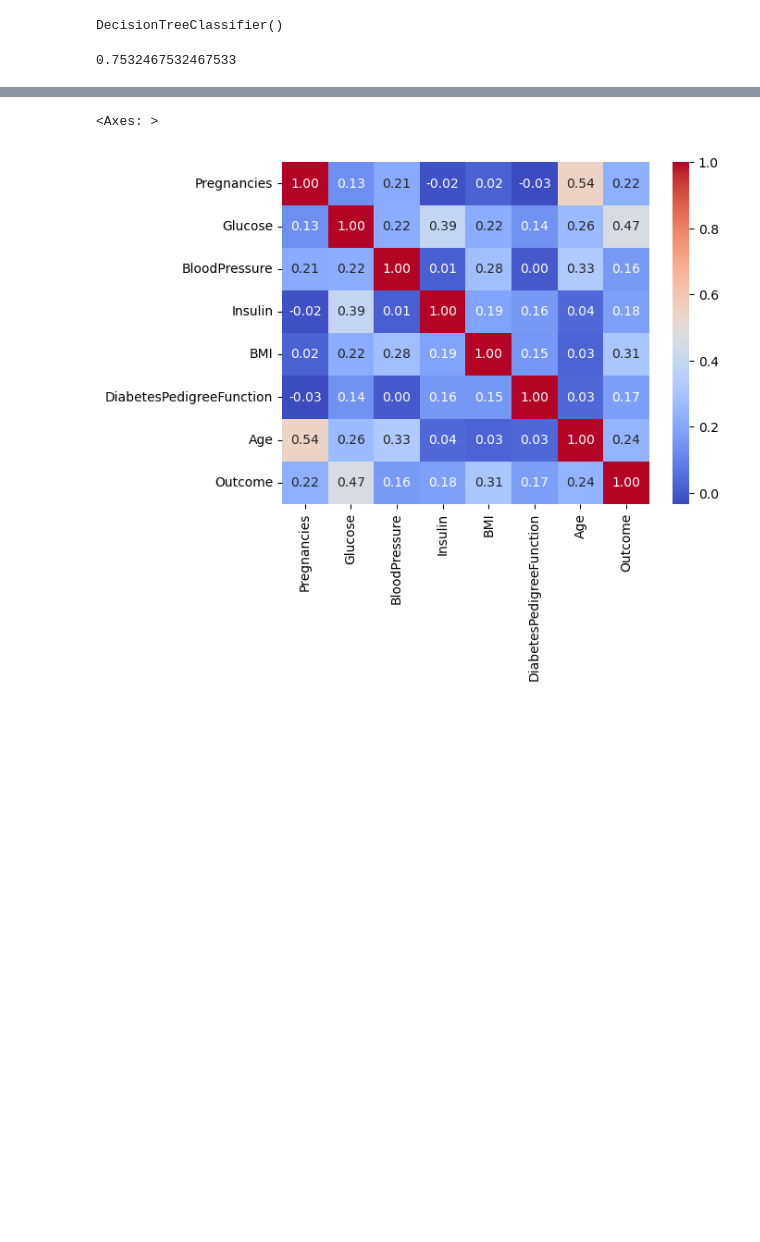
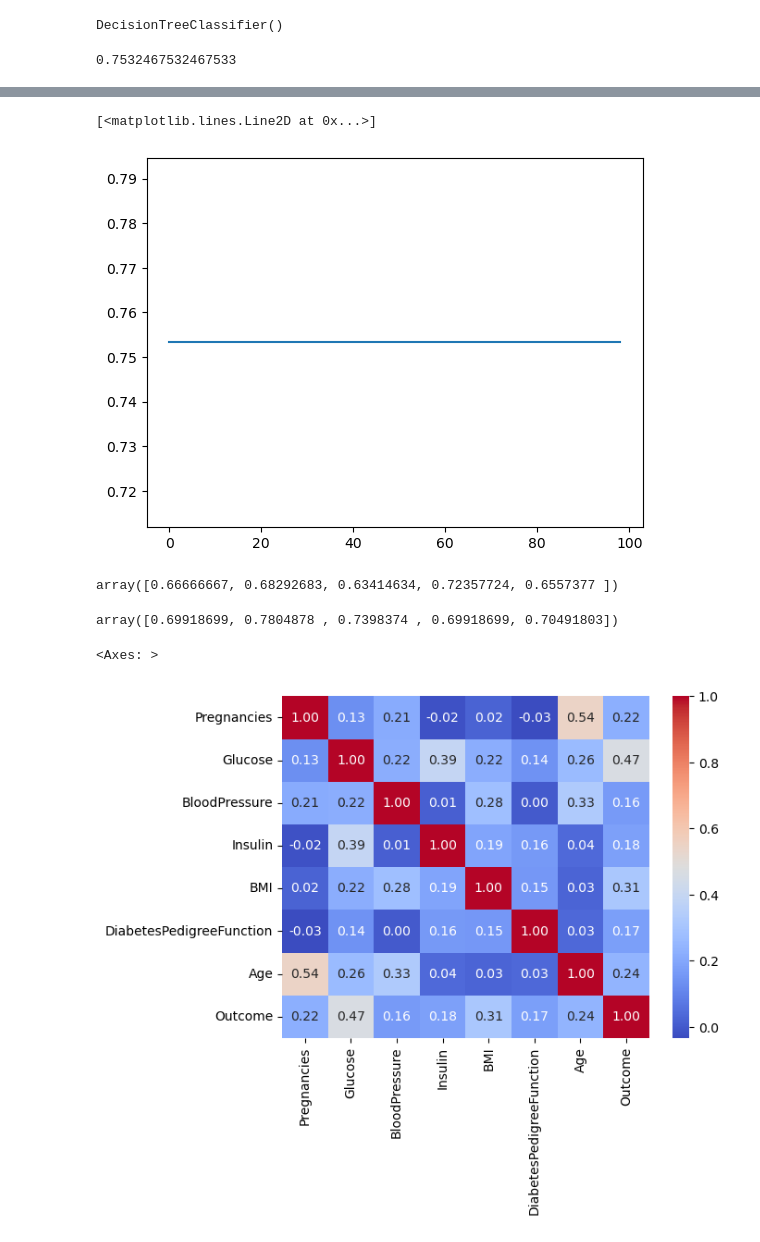
Before and after one commit to Af21S/Decision-Tree, a Jupyter notebook: Diabetes-Classification.ipynb, the cells around one changed output, grey strips where cells are left out. Cells and saved outputs as stored; diff of their text form; code cells hidden in the pictures; blank space fills up the shorter version.

```diff
--- a/Diabetes-Classification.ipynb
+++ b/Diabetes-Classification.ipynb
@@ -284,10 +284,13 @@ accuracy=accuracy_score(predicted_y,test_y)
 accuracy
 # %% [output]
 0.7532467532467533
-# %%
-model2=KNeighborsClassifier(n_neighbors=5)
 # %%
-model2.fit(train_x,train_y)
-predictd_y_2=model.predict(test_x)
-accuracy_2=accuracy_score(predictd_y_2,test_y)
+list1=[]
+for i in range(1,100):
+    model2=KNeighborsClassifier(n_neighbors=i)
+    model2.fit(train_x,train_y)
+    predictd_y_2=model.predict(test_x)
+    accuracy_2=accuracy_score(predictd_y_2,test_y)
+    list1.append(accuracy_2)
+list1
 # %% [output]
@@ -295,3 +314,16 @@ NameError: name 'train_x' is not defined
+# %%
+plt.plot(list1)
+# %% [output]
+[<matplotlib.lines.Line2D at 0x...>]
+[figure, added]
+# %%
+cross_val_score(model,train_x,train_y,scoring='accuracy',cv=5)
+# %% [output]
+array([0.66666667, 0.68292683, 0.63414634, 0.72357724, 0.6557377 ])
+# %%
+cross_val_score(model2,train_x,train_y,scoring='accuracy',cv=5)
+# %% [output]
+array([0.69918699, 0.7804878 , 0.7398374 , 0.69918699, 0.70491803])
 # %%
 correlation_matrix=df.corr()
 # %%
```
Also changed, not shown: parts of 3 cells of this notebook.
